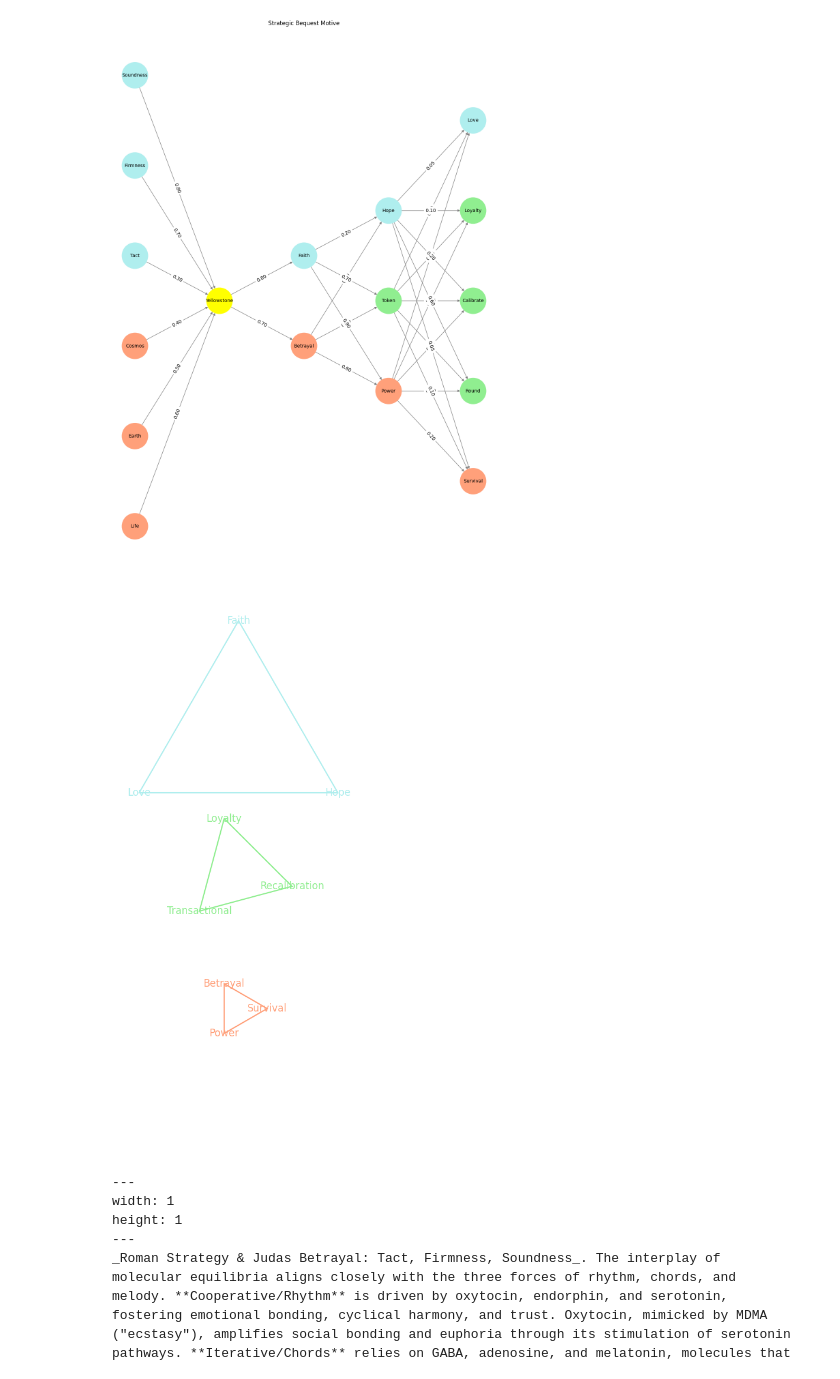
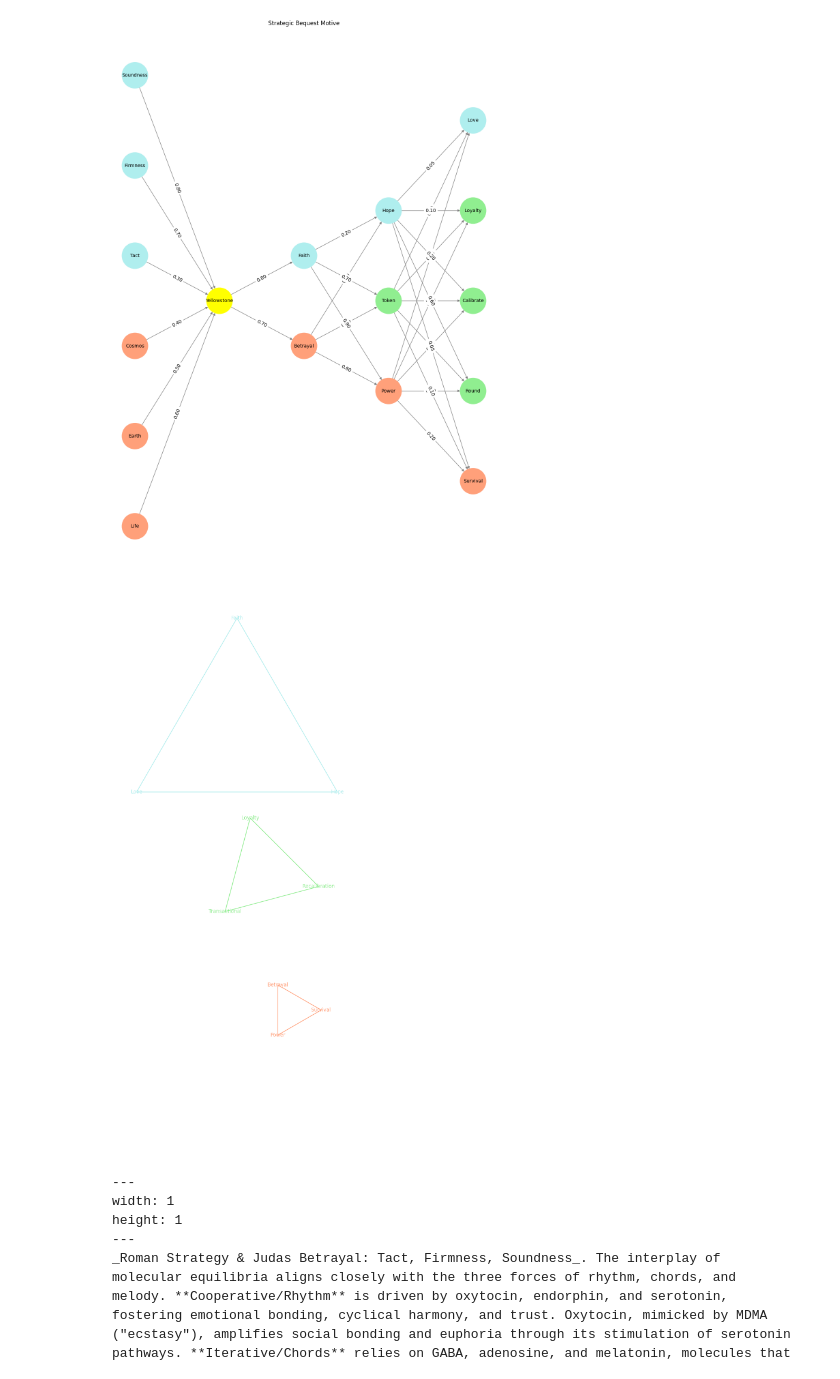
Before and after one commit to abikesa/jordanpeterson, a Jupyter notebook: kitabo/ensi/_build/jupyter_execute/act3/part3.ipynb, the cells around one changed output. Cells and saved outputs as stored; diff of their text form; code cells hidden in the pictures.

````diff
--- a/kitabo/ensi/_build/jupyter_execute/act3/part3.ipynb
+++ b/kitabo/ensi/_build/jupyter_execute/act3/part3.ipynb
@@ -150,43 +150,43 @@ def get_triangle_vertices_3d(center, radius, perspective_scale, tilt):
     return vertices
 
 # Create the plot
-fig, ax = plt.subplots(figsize=(12, 12))  # Adjust the width and height as needed
+fig, ax = plt.subplots(figsize=(12,24))  # Adjust the width and height as needed
 
 ax.set_aspect('equal')
 
 # Define the centers for each triangle, shifting each down from the previous
-centers = [(0, 10), (0, 0), (0, -10)]  # Blue at the top, green in the middle, red at the bottom
+centers = [(0, 10), (2, 0), (4, -10)]  # Blue at the top, green in the middle, red at the bottom
 radii = [6, 4.5, 3]  # Adjusting radii for each layer
 triads = [
     ['Faith', 'Love', 'Hope'],          # Blue topmost triangle
     ['Loyalty', 'Transactional', 'Recalibration'],  # Green middle triangle
     ['Betrayal', 'Power', 'Survival']    # Red bottom triangle
 ]
 
 # Set the color scheme: blue, green, red
 colors = ['paleturquoise', 'lightgreen', 'lightsalmon']
 
 # 3D perspective parameters: smaller scale as the fractal moves inward (simulating depth)
 scales = [1.4, 0.9, 0.7]  # simulate depth
 tilts = [0, np.pi / 12, np.pi / 6]  # slight rotation for perspective
 
 # Draw the triangles with increasing radius and perspective scaling
 for center, radius, triad, color, scale, tilt in zip(centers, radii, triads, colors, scales, tilts):
     vertices = get_triangle_vertices_3d(center, radius, scale, tilt)
     draw_triangle(ax, vertices, triad, color=color)
 
 # Set limits and hide axes to fit the frame
 ax.set_xlim(-10, 10)
 ax.set_ylim(-20, 20)
 ax.axis('off')
 
 # Save the plot as 'logo.png'
 # plt.savefig('figures/logo.png', dpi=300, bbox_inches='tight')
 
 # Display the plot
 plt.show()
 # %% [output]
-[figure, old version]
+[figure, new version]
 # %% [markdown]
 ```{figure} ../figures/blanche.*
 ---
````
Also changed, not shown: 9 other files.
